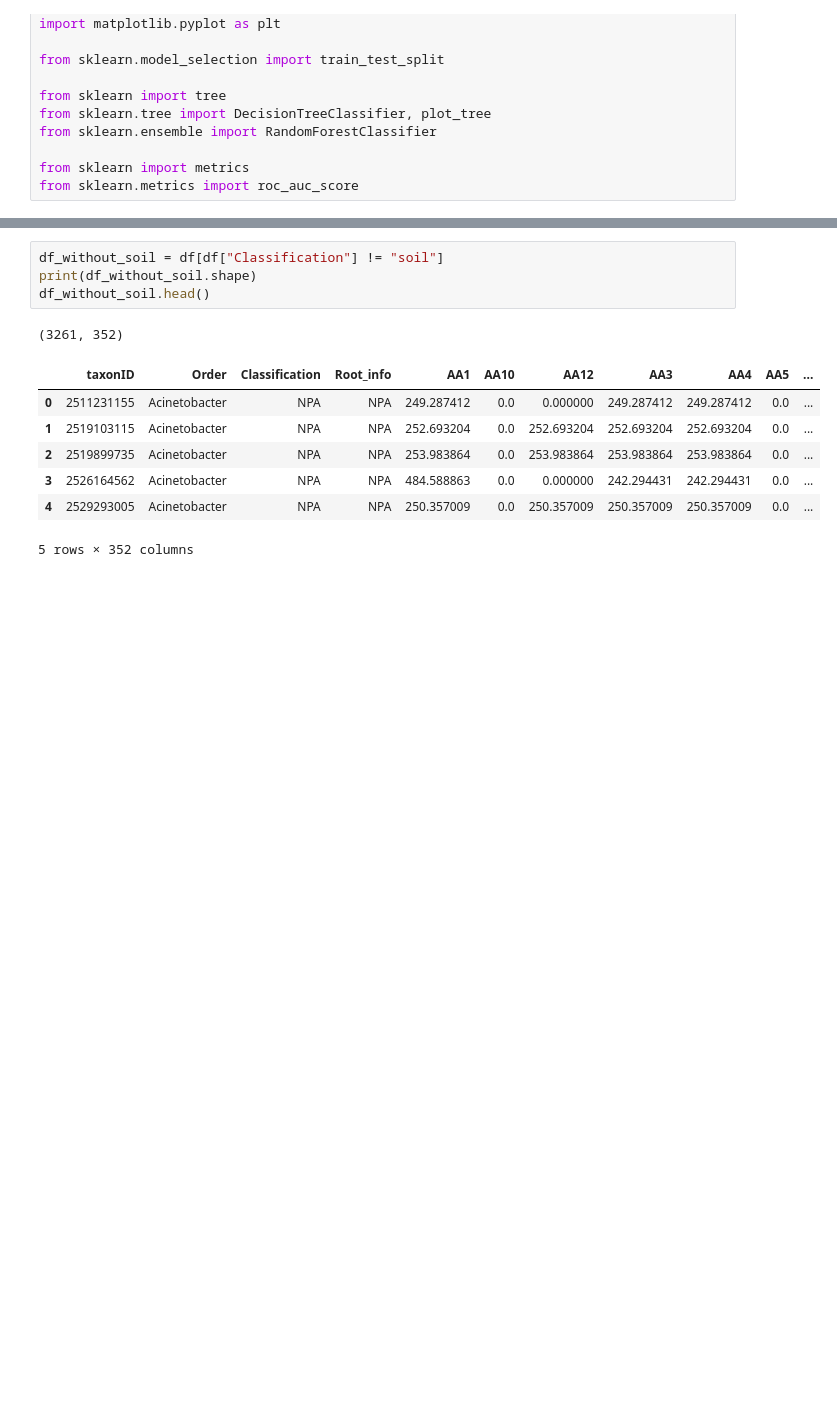
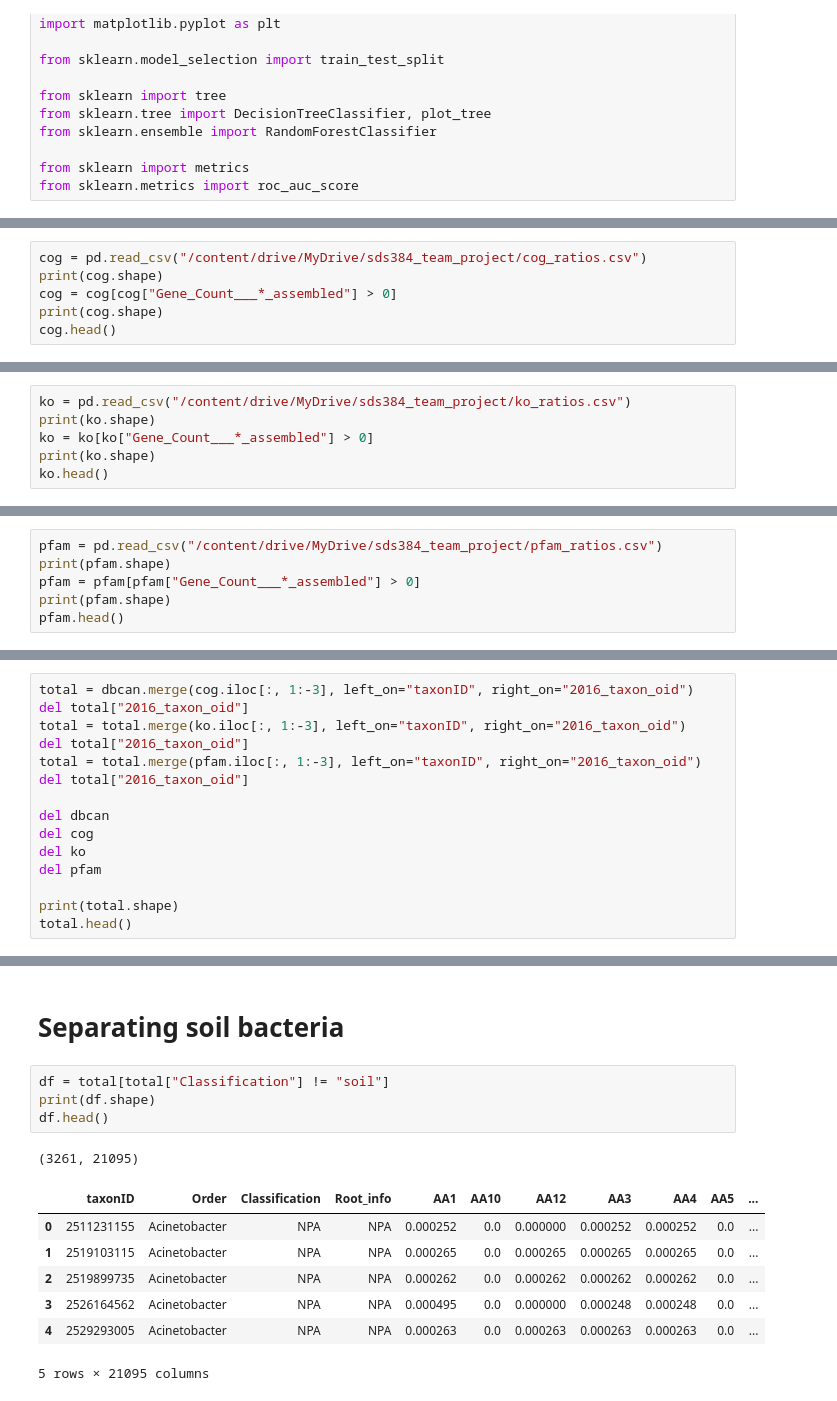
Before and after one commit to ajlukasiewicz/Team_9_MacLearn, a Jupyter notebook: decisionTree_randomForest.ipynb, the cells around one changed output, grey strips where cells are left out. Drawn from its saved outputs; the diff is of its cells as text; blank space fills up the shorter version.

```diff
--- a/decisionTree_randomForest.ipynb
+++ b/decisionTree_randomForest.ipynb
@@ -38 +40,7 @@ df.head()
 5 rows × 352 columns
+# %%
+cog = pd.read_csv("/content/drive/MyDrive/sds384_team_project/cog_ratios.csv")
+print(cog.shape)
+cog = cog[cog["Gene_Count___*_assembled"] > 0]
+print(cog.shape)
+cog.head()
@@ -38,0 +57,6 @@ df.head()
+# %%
+ko = pd.read_csv("/content/drive/MyDrive/sds384_team_project/ko_ratios.csv")
+print(ko.shape)
+ko = ko[ko["Gene_Count___*_assembled"] > 0]
+print(ko.shape)
+ko.head()
@@ -38,0 +73,6 @@ df.head()
+# %%
+pfam = pd.read_csv("/content/drive/MyDrive/sds384_team_project/pfam_ratios.csv")
+print(pfam.shape)
+pfam = pfam[pfam["Gene_Count___*_assembled"] > 0]
+print(pfam.shape)
+pfam.head()
@@ -38,0 +89,15 @@ df.head()
+# %%
+total = dbcan.merge(cog.iloc[:, 1:-3], left_on="taxonID", right_on="2016_taxon_oid")
+del total["2016_taxon_oid"]
+total = total.merge(ko.iloc[:, 1:-3], left_on="taxonID", right_on="2016_taxon_oid")
+del total["2016_taxon_oid"]
+total = total.merge(pfam.iloc[:, 1:-3], left_on="taxonID", right_on="2016_taxon_oid")
+del total["2016_taxon_oid"]
+
+del dbcan
+del cog
+del ko
+del pfam
+
+print(total.shape)
+total.head()
@@ -39,13 +113,15 @@ df.head()
+# %% [markdown]
+# Separating soil bacteria
 # %%
-df_without_soil = df[df["Classification"] != "soil"]
-print(df_without_soil.shape)
-df_without_soil.head()
+df = total[total["Classification"] != "soil"]
+print(df.shape)
+df.head()
 # %% [output]
-(3261, 352)
+(3261, 21095)
 |  | taxonID | Order | Classification | Root_info | AA1 | AA10 | AA12 | AA3 | AA4 | AA5 | ... |
-| 0 | 2511231155 | Acinetobacter | NPA | NPA | 249.287412 | 0.0 | 0.000000 | 249.287412 | 249.287412 | 0.0 | ... |
-| 1 | 2519103115 | Acinetobacter | NPA | NPA | 252.693204 | 0.0 | 252.693204 | 252.693204 | 252.693204 | 0.0 | ... |
-| 2 | 2519899735 | Acinetobacter | NPA | NPA | 253.983864 | 0.0 | 253.983864 | 253.983864 | 253.983864 | 0.0 | ... |
-| 3 | 2526164562 | Acinetobacter | NPA | NPA | 484.588863 | 0.0 | 0.000000 | 242.294431 | 242.294431 | 0.0 | ... |
-| 4 | 2529293005 | Acinetobacter | NPA | NPA | 250.357009 | 0.0 | 250.357009 | 250.357009 | 250.357009 | 0.0 | ... |
+| 0 | 2511231155 | Acinetobacter | NPA | NPA | 0.000252 | 0.0 | 0.000000 | 0.000252 | 0.000252 | 0.0 | ... |
+| 1 | 2519103115 | Acinetobacter | NPA | NPA | 0.000265 | 0.0 | 0.000265 | 0.000265 | 0.000265 | 0.0 | ... |
+| 2 | 2519899735 | Acinetobacter | NPA | NPA | 0.000262 | 0.0 | 0.000262 | 0.000262 | 0.000262 | 0.0 | ... |
+| 3 | 2526164562 | Acinetobacter | NPA | NPA | 0.000495 | 0.0 | 0.000000 | 0.000248 | 0.000248 | 0.0 | ... |
+| 4 | 2529293005 | Acinetobacter | NPA | NPA | 0.000263 | 0.0 | 0.000263 | 0.000263 | 0.000263 | 0.0 | ... |
-5 rows × 352 columns
+5 rows × 21095 columns
```
Also changed, not shown: parts of 24 cells of this notebook.
